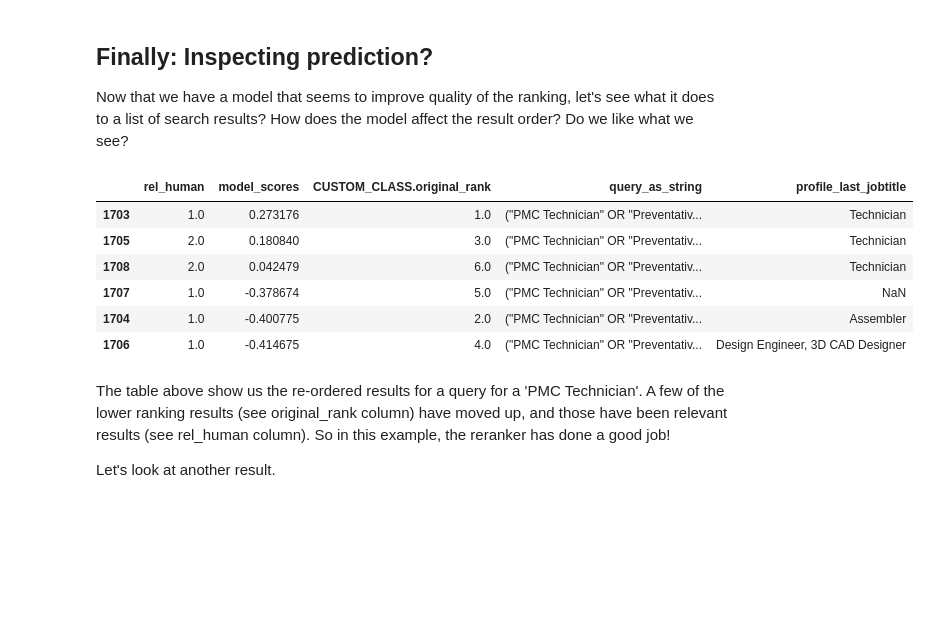
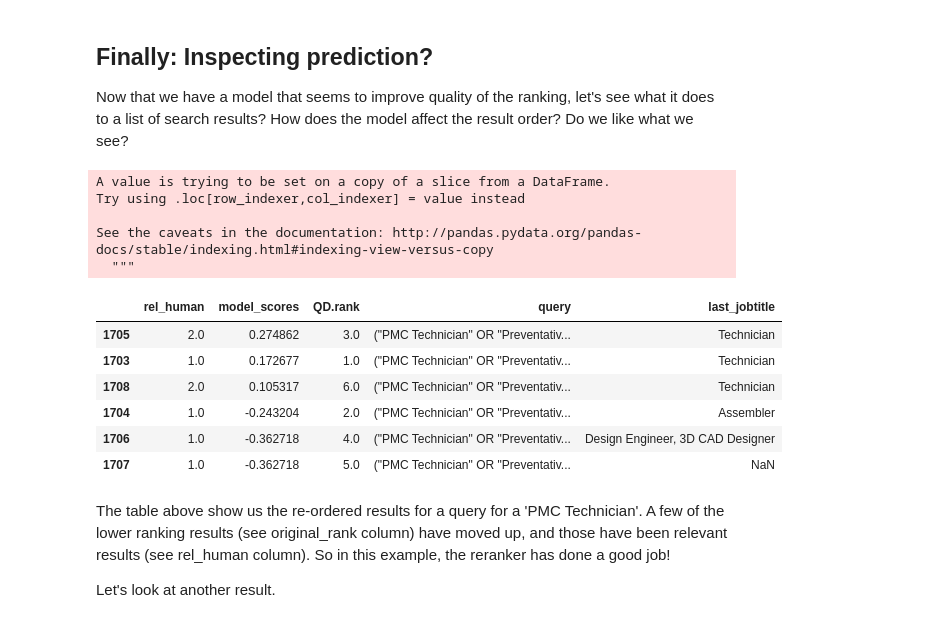
Before and after one commit to EikeDehling/machine-learnings, a Jupyter notebook: ltr.ipynb, the cells around one changed output. Drawn from its saved outputs; the diff is of its cells as text; code cells hidden in the pictures; blank space fills up the shorter version.

```diff
--- a/ltr.ipynb
+++ b/ltr.ipynb
@@ -9,7 +9,7 @@ We'll start this with an overview of the dataset
 # %%
 import pandas as pd
 
-df = pd.read_csv('data/cb-ltr.csv')
+df = pd.read_csv('data/ltr.csv')
 # %%
 df.shape
 # %% [output]
@@ -119,9 +119,9 @@ First we prepare the data. For ranking this is slightly different than usual:
 # %%
 df = df[df['rel_human'].isna() == False]
 
-X = df[[x for x in df.columns if x.split('.')[0] in ('DOCUMENT', 'QUERY', 'CUSTOM_CLASS')]]
+X = df[[x for x in df.columns if x.split('.')[0] in ('D', 'Q', 'QD')]]
 y = df['rel_human']
-groups = df['id_query']
+groups = df['query_id']
 # %% [markdown]
 Now we create a train and test set.
 # %%
@@ -192,24 +192,28 @@ plot_importance(model, max_num_features=25, figsize=(9,12))
 
 Now that we have a model that seems to improve quality of the ranking, let's see what it does to a list of search results? How does the model affect the result order? Do we like what we see?
 # %%
-df_pred = df[df['id_query'] == 'b1dea2de-dad9-4e7f-9b30-0759bd6ae1bd']
+df_pred = df[df['query_id'] == 'b1dea2de-dad9-4e7f-9b30-0759bd6ae1bd']
 
-X_pred = df_pred[[x for x in df.columns if x.split('.')[0] in ('DOCUMENT', 'QUERY', 'CUSTOM_CLASS')]]
+X_pred = df_pred[[x for x in df.columns if x.split('.')[0] in ('D', 'Q', 'QD')]]
 
 df_pred['model_scores'] = model.predict(X_pred)
+# %% [output]
+A value is trying to be set on a copy of a slice from a DataFrame.
+Try using .loc[row_indexer,col_indexer] = value instead
+
+See the caveats in the documentation: http://pandas.pydata.org/pandas-docs/stable/indexing.html#indexing-view-versus-copy
+  """
 # %%
-# 'id_query', 'id_doc'
-
-df_pred[['rel_human', 'model_scores', 'CUSTOM_CLASS.original_rank', 'query_as_string', 'profile_last_jobtitle']] \
+df_pred[['rel_human', 'model_scores', 'QD.rank', 'query', 'last_jobtitle']] \
     .sort_values(by='model_scores', ascending=False)
 # %% [output]
-|  | rel_human | model_scores | CUSTOM_CLASS.original_rank | query_as_string | profile_last_jobtitle |
-| 1703 | 1.0 | 0.273176 | 1.0 | ("PMC Technician" OR "Preventativ... | Technician |
-| 1705 | 2.0 | 0.180840 | 3.0 | ("PMC Technician" OR "Preventativ... | Technician |
-| 1708 | 2.0 | 0.042479 | 6.0 | ("PMC Technician" OR "Preventativ... | Technician |
-| 1707 | 1.0 | -0.378674 | 5.0 | ("PMC Technician" OR "Preventativ... | NaN |
-| 1704 | 1.0 | -0.400775 | 2.0 | ("PMC Technician" OR "Preventativ... | Assembler |
-| 1706 | 1.0 | -0.414675 | 4.0 | ("PMC Technician" OR "Preventativ... | Design Engineer, 3D CAD Designer |
+|  | rel_human | model_scores | QD.rank | query | last_jobtitle |
+| 1705 | 2.0 | 0.274862 | 3.0 | ("PMC Technician" OR "Preventativ... | Technician |
+| 1703 | 1.0 | 0.172677 | 1.0 | ("PMC Technician" OR "Preventativ... | Technician |
+| 1708 | 2.0 | 0.105317 | 6.0 | ("PMC Technician" OR "Preventativ... | Technician |
+| 1704 | 1.0 | -0.243204 | 2.0 | ("PMC Technician" OR "Preventativ... | Assembler |
+| 1706 | 1.0 | -0.362718 | 4.0 | ("PMC Technician" OR "Preventativ... | Design Engineer, 3D CAD Designer |
+| 1707 | 1.0 | -0.362718 | 5.0 | ("PMC Technician" OR "Preventativ... | NaN |
 # %% [markdown]
 The table above show us the re-ordered results for a query for a 'PMC Technician'. A few of the lower ranking results (see original_rank column) have moved up, and those have been relevant results (see rel_human column). So in this example, the reranker has done a good job!
 
```
Also changed, not shown: parts of 8 cells of this notebook, 1 other file.
